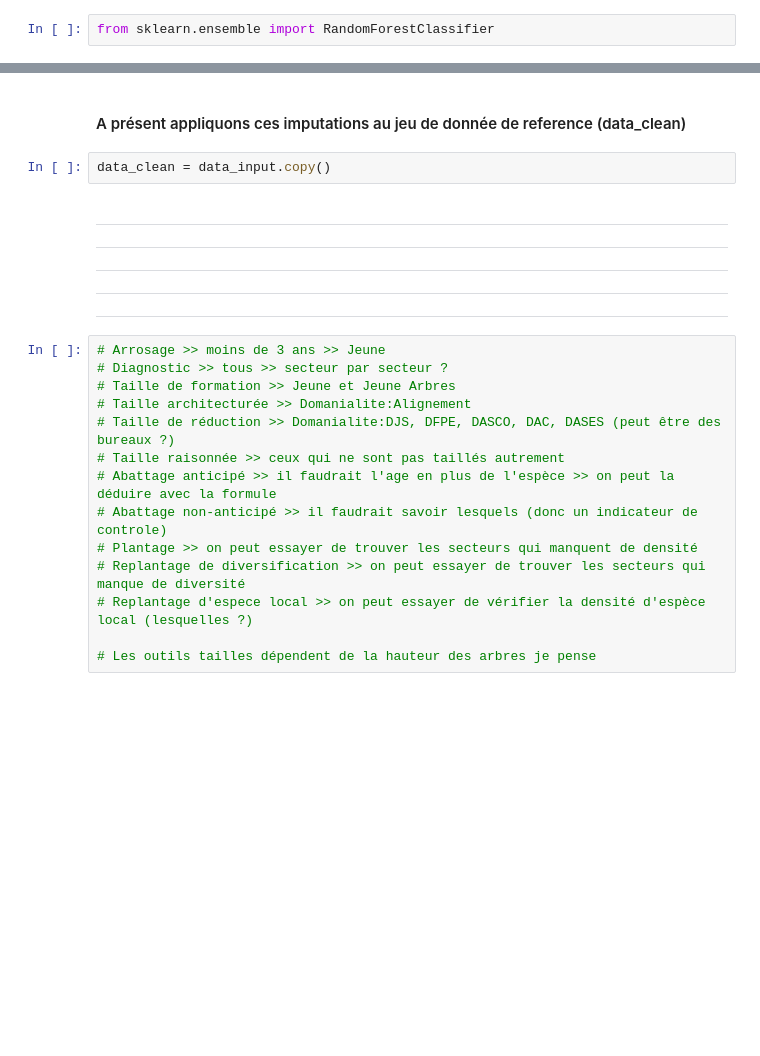
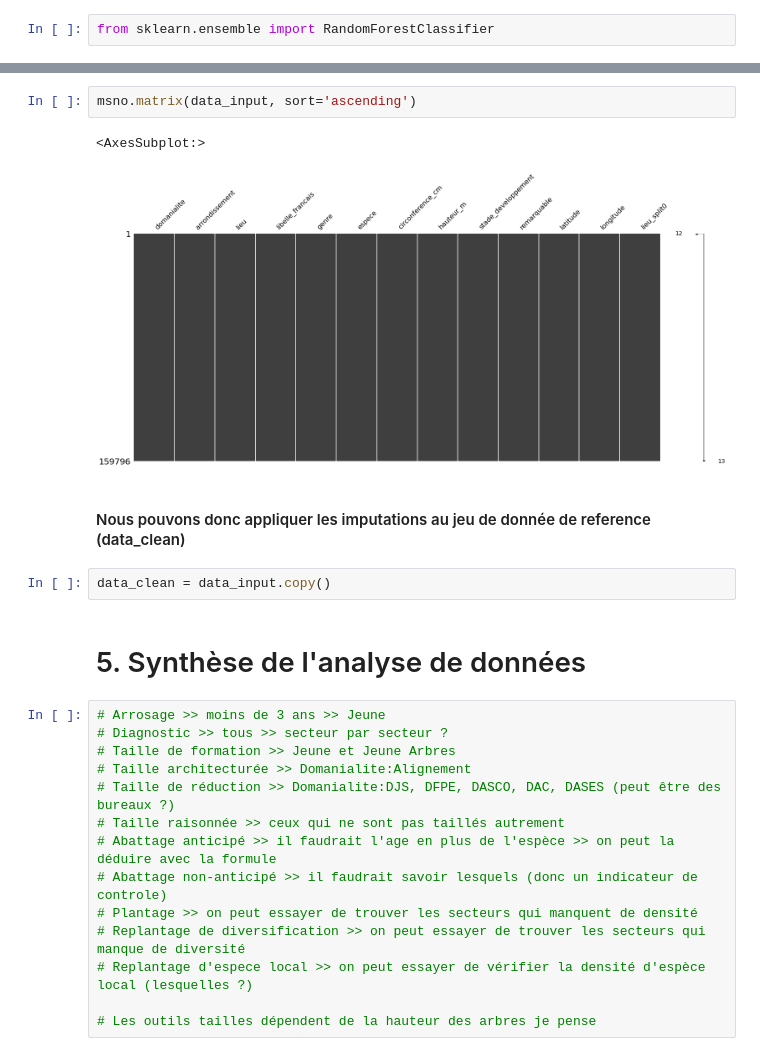
Before and after one commit to Valkea/OC_AI_02, a Jupyter notebook: EDA.ipynb, the cells around one changed output, grey strips where cells are left out. Cells and saved outputs as stored; diff of their text form; blank space fills up the shorter version.

```diff
--- a/EDA.ipynb
+++ b/EDA.ipynb
@@ -2386,13 +2487,14 @@ accuracy_score(y_test, y_pred)
+# %%
+msno.matrix(data_input, sort='ascending')
+# %% [output]
+<AxesSubplot:>
+[figure, added]
 # %% [markdown]
-#### A présent appliquons ces imputations au jeu de donnée de reference (data_clean)
+#### Nous pouvons donc appliquer les imputations au jeu de donnée de reference (data_clean)
 # %%
 data_clean = data_input.copy()
-# %% [markdown]
----
----
----
----
----
+# %% [markdown]
+# 5. Synthèse de l'analyse de données<a class="anchor" id="P05"></a>
 # %%
 # Arrosage >> moins de 3 ans >> Jeune
 # Diagnostic >> tous >> secteur par secteur ?
```
Also changed, not shown: parts of 125 cells of this notebook.
